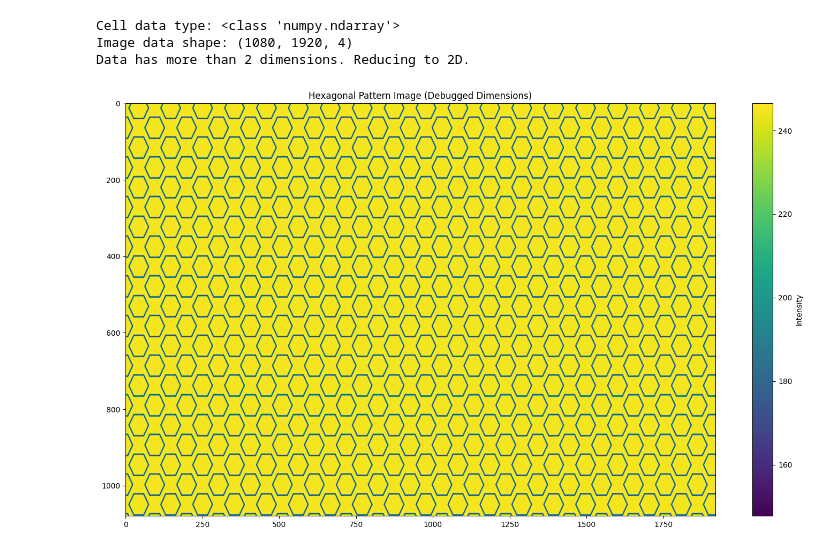
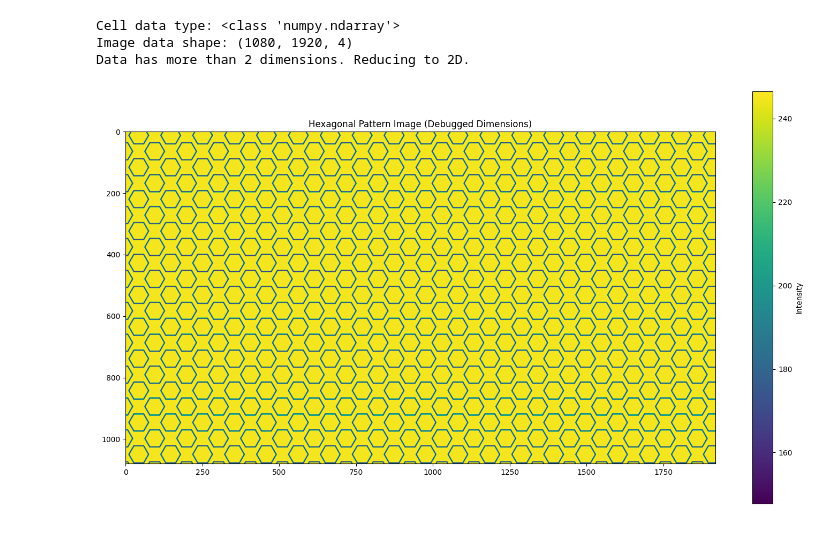
Before and after one commit to ubsuny/CP1-24-HW6, a Jupyter notebook: data_analysis.ipynb, the cells around one changed output. Saved outputs shown, nothing was run; the diff lists cells and outputs as text; code cells hidden in the pictures.

Commit message:
aspect change

```diff
--- a/data_analysis.ipynb
+++ b/data_analysis.ipynb
@@ -45,32 +45,32 @@ try:
         print(f"Image data shape: {image_data.shape}")
 
         # Validate the shape
         if len(image_data.shape) > 2:
             # If more than 2D, reduce dimensions (e.g., take the first layer or average channels)
             print("Data has more than 2 dimensions. Reducing to 2D.")
             image_data = np.mean(image_data, axis=-1)  # Average over the last axis
 
         if len(image_data.shape) == 1:
             # If 1D, assume square and reshape (if possible)
             side_length = int(np.sqrt(len(image_data)))
             image_data = image_data.reshape((side_length, side_length))
 
         # Get dimensions for correct aspect ratio
         height, width = image_data.shape
         aspect_ratio = width / height
 
         # Display the hexagonal image
         plt.figure(figsize=(10 * aspect_ratio, 10))
-        plt.imshow(image_data, cmap='viridis', aspect='auto')
+        plt.imshow(image_data, cmap='viridis', aspect='equal')
         plt.title("Hexagonal Pattern Image (Debugged Dimensions)")
         plt.colorbar(label='Intensity')
         plt.show()
     else:
         print("The loaded data is empty.")
 except Exception as e:
     print(f"An error occurred: {e}")
 # %% [output]
 Cell data type: <class 'numpy.ndarray'>
 Image data shape: (1080, 1920, 4)
 Data has more than 2 dimensions. Reducing to 2D.
-[figure, old version]
+[figure, new version]
```
